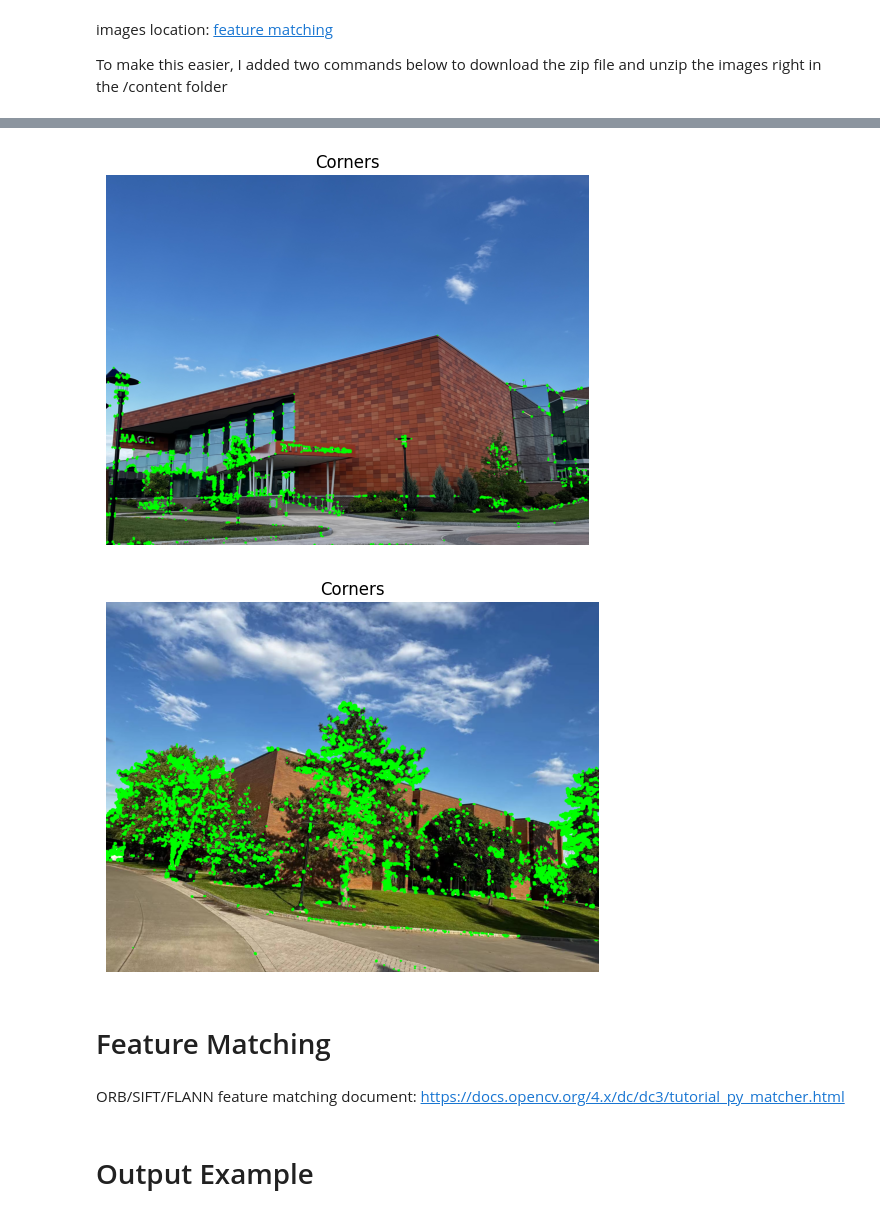
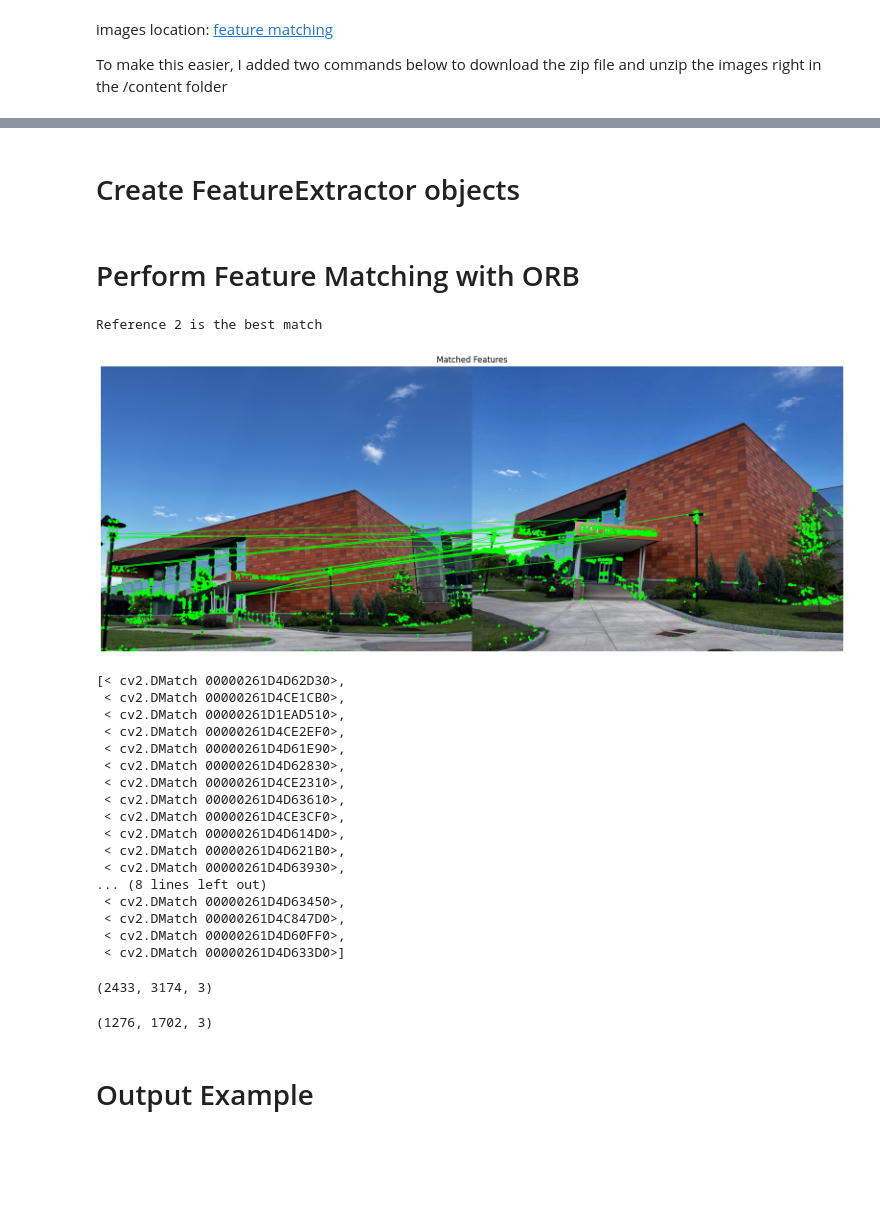
Before and after one commit to ryan-barry-99/Robot_Perception_HW7_Corner_Detection_and_Feature_Matching, a Jupyter notebook: CMPE789_FA23_HW7.ipynb, the cells around one changed output, grey strips where cells are left out. Drawn from its saved outputs; the diff is of its cells as text; code cells hidden in the pictures; blank space fills up the shorter version.

Commit message:
Demonstrate Feature Matching

```diff
--- a/CMPE789_FA23_HW7.ipynb
+++ b/CMPE789_FA23_HW7.ipynb
@@ -92,24 +145,66 @@ c:\Users\Ryan Barry\OneDrive - rit.edu\Laptop Backup\Desktop\RIT\Robot Perceptio
-# %%
-FM = f'{HOME}/feature_matching'
-REF_DIR = f'{FM}/references/'
-image_path = f'{FM}/target.jpg'
-feat = FeatureExtractor(image_path)
-feat.display_image_with_corners()
-# %% [output]
-[figure, removed]
+# %% [markdown]
+# Create FeatureExtractor objects
 # %%
-features = []
+HOME = os.getcwd()
+
+TARGET_PATH = f"{HOME}/feature_matching/target.jpg"
+target = FeatureExtractor(TARGET_PATH)
+
+REF_DIR = f"{HOME}/feature_matching/references"
+ref_features = []
 for filename in os.listdir(REF_DIR):
     image_path = os.path.join(REF_DIR, filename)
-    features.append(FeatureExtractor(image_path))
+    ref_features.append(FeatureExtractor(image_path))
-# %%
-features[10].display_image_with_corners()
-# %% [output]
-[figure, removed]
 # %% [markdown]
-# Feature Matching
+# Perform Feature Matching with ORB
-# %% [markdown]
-ORB/SIFT/FLANN feature matching document: https://docs.opencv.org/4.x/dc/dc3/tutorial_py_matcher.html
+# %%
+best_match = None
+best_match_score = float('-inf')
+best_img_num = 0
+for index, ref_feature in enumerate(ref_features):
+    # Match features between the target and reference image
+    matches = target.match_features(ref_feature)
+
+    # Calculate a score based on the number of matches
+    match_score = len(matches)
+
+    # Update the best match if the current score is better
+    if match_score > best_match_score:
+        best_match = ref_feature
+        best_match_score = match_score
+        best_img_num = index
+
+# Display the best match
+print(f"Reference {best_img_num} is the best match")
+target.match_features(best_match, display=True)
+# %% [output]
+Reference 2 is the best match
+[figure, added]
+[< cv2.DMatch 00000261D4D62D30>,
+ < cv2.DMatch 00000261D4CE1CB0>,
+ < cv2.DMatch 00000261D1EAD510>,
+ < cv2.DMatch 00000261D4CE2EF0>,
+ < cv2.DMatch 00000261D4D61E90>,
+ < cv2.DMatch 00000261D4D62830>,
+ < cv2.DMatch 00000261D4CE2310>,
+ < cv2.DMatch 00000261D4D63610>,
+ < cv2.DMatch 00000261D4CE3CF0>,
+ < cv2.DMatch 00000261D4D614D0>,
+ < cv2.DMatch 00000261D4D621B0>,
+ < cv2.DMatch 00000261D4D63930>,
+... (8 lines left out)
+ < cv2.DMatch 00000261D4D63450>,
+ < cv2.DMatch 00000261D4C847D0>,
+ < cv2.DMatch 00000261D4D60FF0>,
+ < cv2.DMatch 00000261D4D633D0>]
+# %%
+target.image.shape
+# %% [output]
+(2433, 3174, 3)
+# %%
+best_match.image.shape
+# %% [output]
+(1276, 1702, 3)
 # %% [markdown]
 # Output Example
 # %% [markdown]
```
Also changed, not shown: parts of 6 cells of this notebook.
